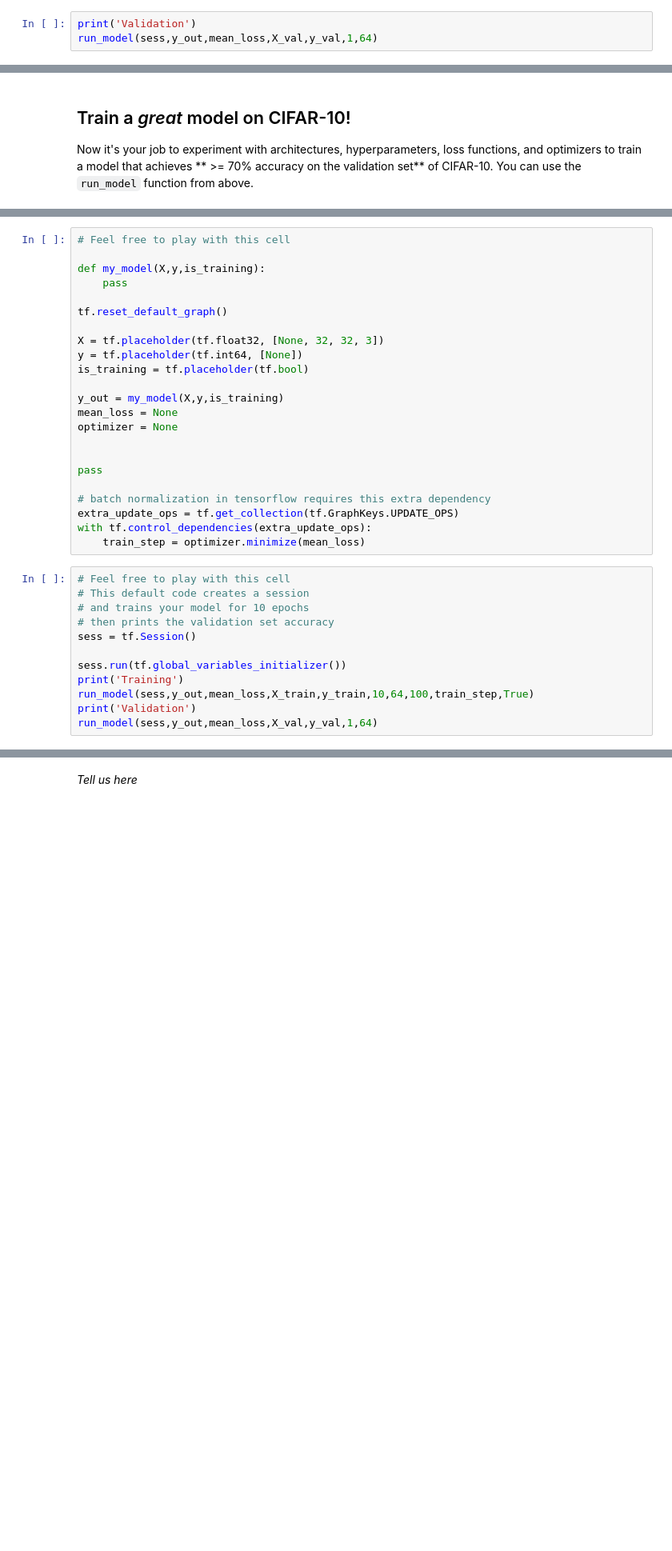
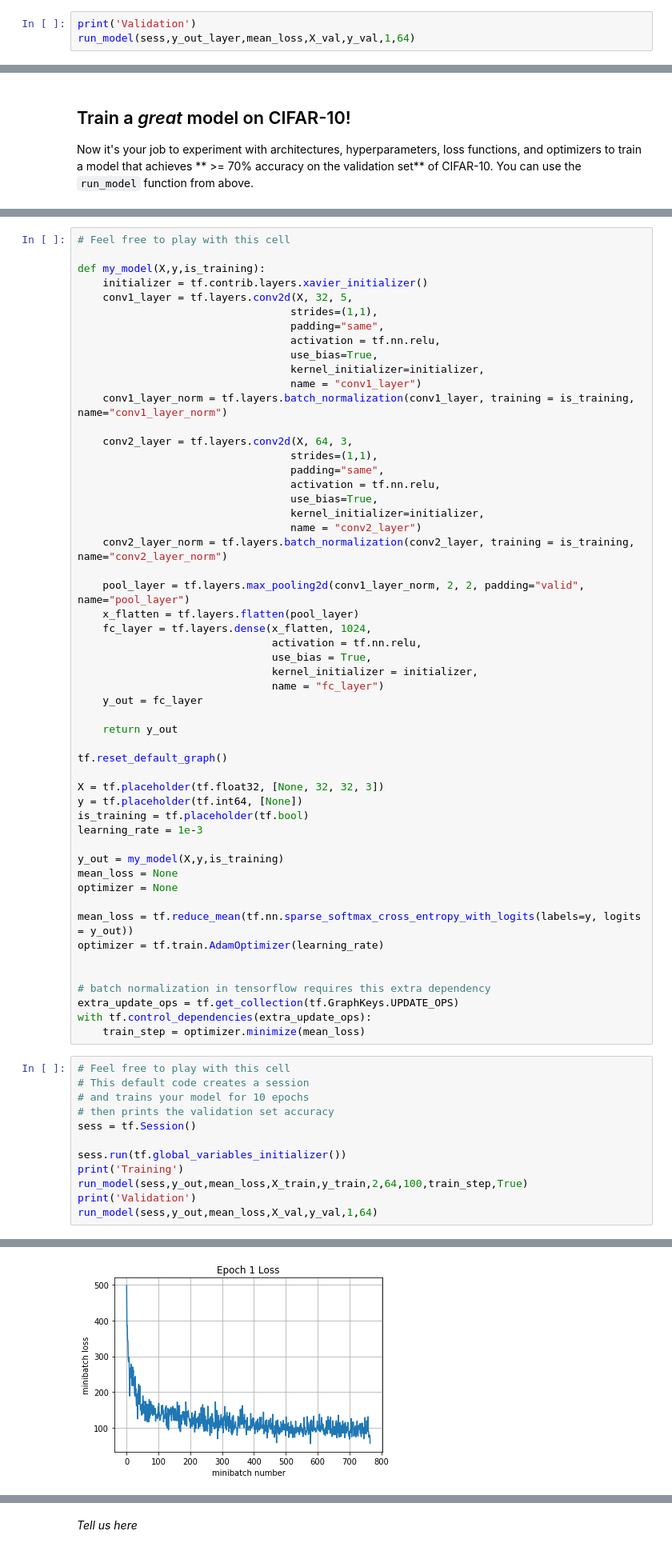
Before and after one commit to imayuxiang/cs231n, a Jupyter notebook: spring1718_assignment2_v2/TensorFlow_bak.ipynb, the cells around one changed output, grey strips where cells are left out. Shown at 80% size. Saved outputs shown, nothing was run; the diff lists cells and outputs as text; blank space fills up the shorter version.

```diff
--- a/spring1718_assignment2_v2/TensorFlow_bak.ipynb
+++ b/spring1718_assignment2_v2/TensorFlow_bak.ipynb
@@ -404,4 +446,4 @@ run_model(sess,y_out,mean_loss,X_train,y_train,1,64,100,train_step)
 Let's see the train and test code in action -- feel free to use these methods when evaluating the models you develop below. You should see a loss of 1.3 to 2.0 with an accuracy of 0.45 to 0.55.
 # %%
 print('Validation')
-run_model(sess,y_out,mean_loss,X_val,y_val,1,64)
+run_model(sess,y_out_layer,mean_loss,X_val,y_val,1,64)
@@ -456,20 +502,50 @@ Have fun and happy training!
 # Feel free to play with this cell
 
 def my_model(X,y,is_training):
-    pass
+    initializer = tf.contrib.layers.xavier_initializer()
+    conv1_layer = tf.layers.conv2d(X, 32, 5,
+                                  strides=(1,1),
+                                  padding="same",
+                                  activation = tf.nn.relu,
+                                  use_bias=True,
+                                  kernel_initializer=initializer,
+                                  name = "conv1_layer")
+    conv1_layer_norm = tf.layers.batch_normalization(conv1_layer, training = is_training, name="conv1_layer_norm")
+
+    conv2_layer = tf.layers.conv2d(X, 64, 3,
+                                  strides=(1,1),
+                                  padding="same",
+                                  activation = tf.nn.relu,
+                                  use_bias=True,
+                                  kernel_initializer=initializer,
+                                  name = "conv2_layer")
+    conv2_layer_norm = tf.layers.batch_normalization(conv2_layer, training = is_training, name="conv2_layer_norm")
+
+    pool_layer = tf.layers.max_pooling2d(conv1_layer_norm, 2, 2, padding="valid", name="pool_layer")
+    x_flatten = tf.layers.flatten(pool_layer)
+    fc_layer = tf.layers.dense(x_flatten, 1024,
+                               activation = tf.nn.relu,
+                               use_bias = True,
+                               kernel_initializer = initializer,
+                               name = "fc_layer")
+    y_out = fc_layer
+
+    return y_out
 
 tf.reset_default_graph()
 
 X = tf.placeholder(tf.float32, [None, 32, 32, 3])
 y = tf.placeholder(tf.int64, [None])
 is_training = tf.placeholder(tf.bool)
+learning_rate = 1e-3
 
 y_out = my_model(X,y,is_training)
 mean_loss = None
 optimizer = None
 
+mean_loss = tf.reduce_mean(tf.nn.sparse_softmax_cross_entropy_with_logits(labels=y, logits = y_out))
+optimizer = tf.train.AdamOptimizer(learning_rate)
 
-pass
 
 # batch normalization in tensorflow requires this extra dependency
 extra_update_ops = tf.get_collection(tf.GraphKeys.UPDATE_OPS)
@@ -484,6 +560,7 @@ sess = tf.Session()
 
 sess.run(tf.global_variables_initializer())
 print('Training')
-run_model(sess,y_out,mean_loss,X_train,y_train,10,64,100,train_step,True)
+run_model(sess,y_out,mean_loss,X_train,y_train,2,64,100,train_step,True)
 print('Validation')
 run_model(sess,y_out,mean_loss,X_val,y_val,1,64)
+# %% [output]
@@ -489,0 +577 @@ run_model(sess,y_out,mean_loss,X_val,y_val,1,64)
+[figure, added]
```
Also changed, not shown: parts of 12 cells of this notebook.
